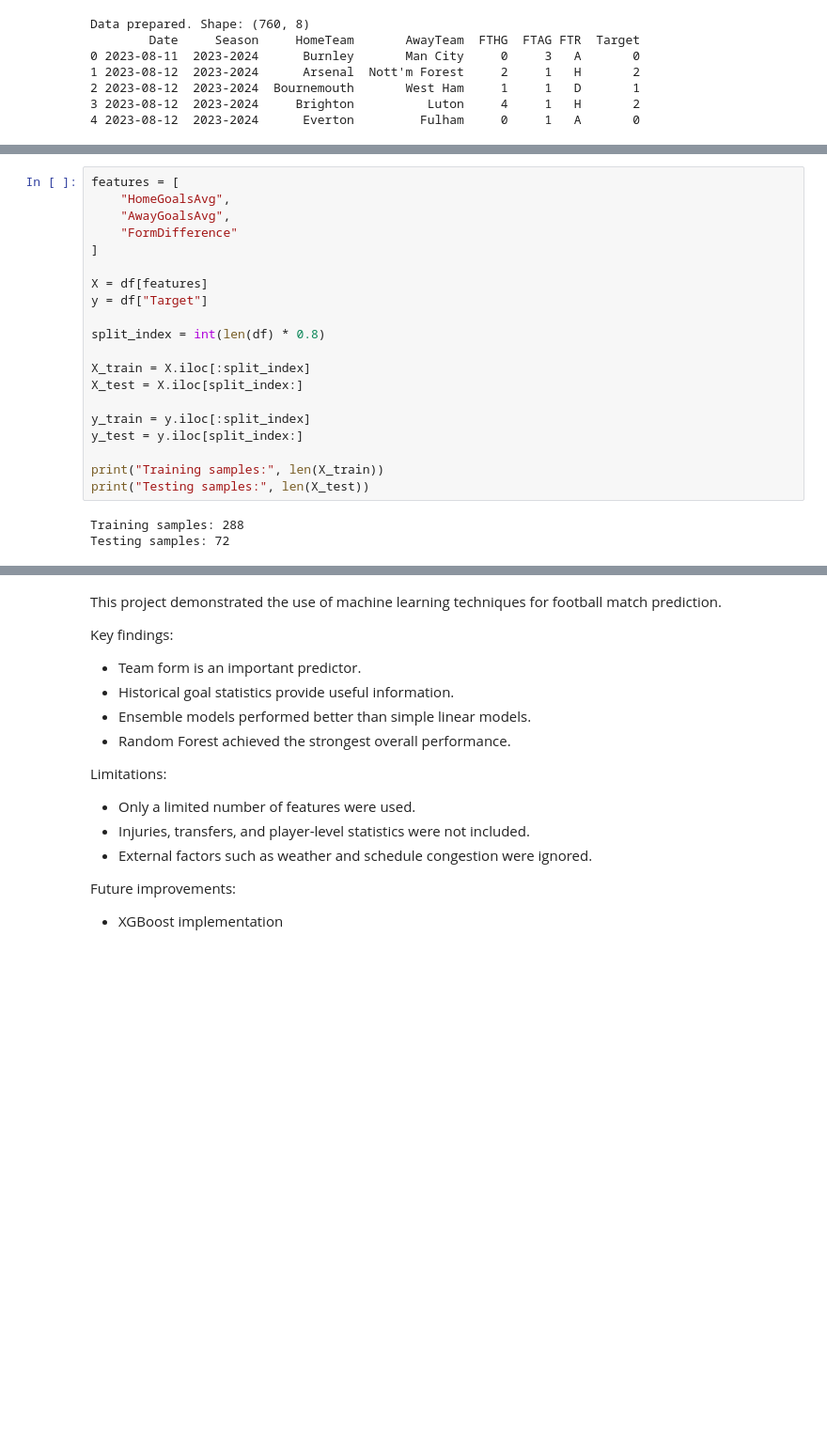
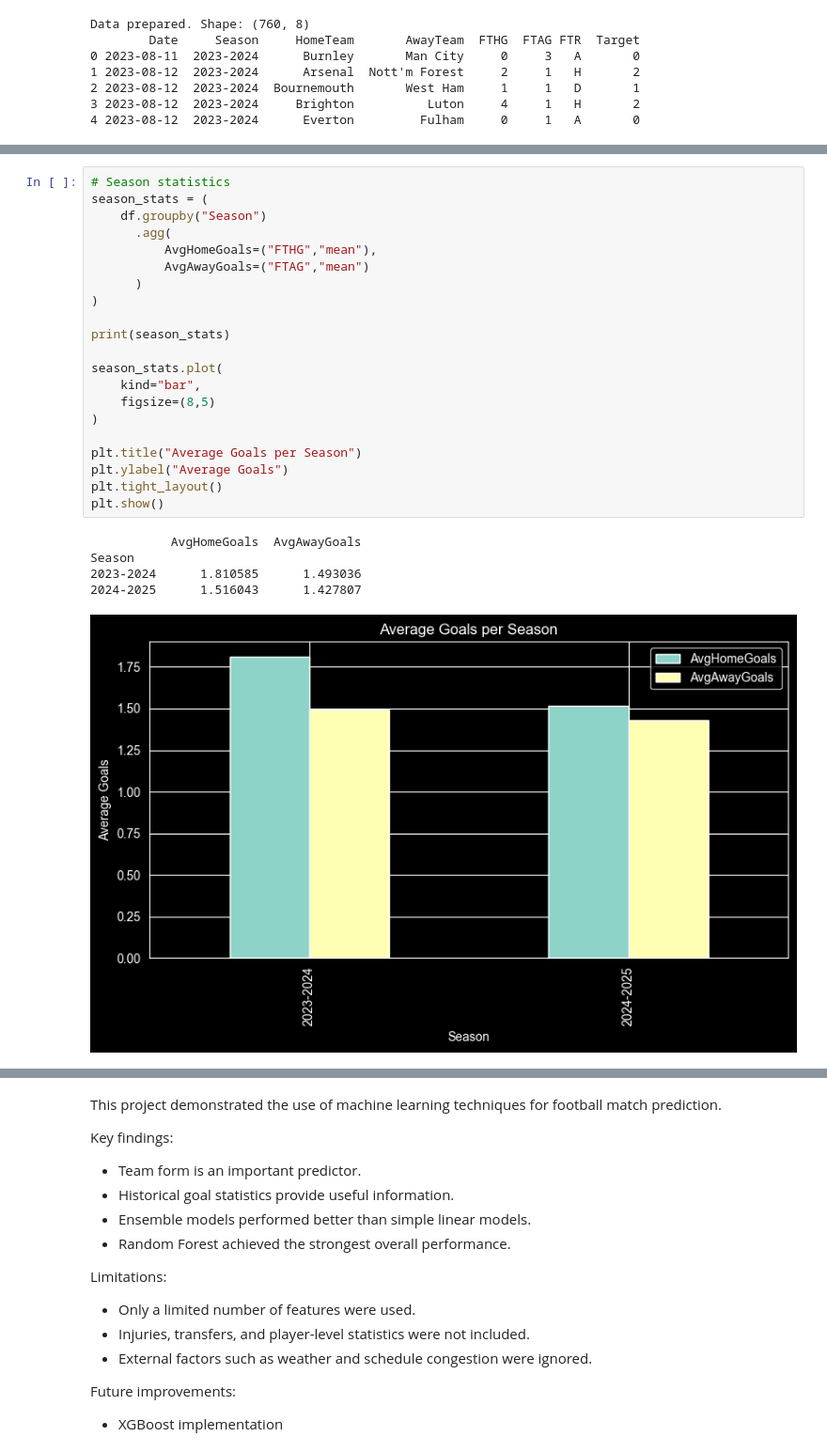
Before and after one commit to Emiliyan88/Football_match_analysis_and_result_prediction, a Jupyter notebook: football_match_and_result_prediction.ipynb, the cells around one changed output, grey strips where cells are left out. Shown at 94% size. Cells and saved outputs as stored; diff of their text form; blank space fills up the shorter version.

```diff
--- a/football_match_and_result_prediction.ipynb
+++ b/football_match_and_result_prediction.ipynb
@@ -338,23 +348,27 @@ plt.show()
 # %%
-features = [
-    "HomeGoalsAvg",
-    "AwayGoalsAvg",
-    "FormDifference"
-]
+# Season statistics
+season_stats = (
+    df.groupby("Season")
+      .agg(
+          AvgHomeGoals=("FTHG","mean"),
+          AvgAwayGoals=("FTAG","mean")
+      )
+)
 
-X = df[features]
-y = df["Target"]
+print(season_stats)
 
-split_index = int(len(df) * 0.8)
+season_stats.plot(
+    kind="bar",
+    figsize=(8,5)
+)
 
-X_train = X.iloc[:split_index]
-X_test = X.iloc[split_index:]
-
-y_train = y.iloc[:split_index]
-y_test = y.iloc[split_index:]
-
-print("Training samples:", len(X_train))
-print("Testing samples:", len(X_test))
+plt.title("Average Goals per Season")
+plt.ylabel("Average Goals")
+plt.tight_layout()
+plt.show()
 # %% [output]
-Training samples: 288
-Testing samples: 72
+           AvgHomeGoals  AvgAwayGoals
+Season
+2023-2024      1.810585      1.493036
+2024-2025      1.516043      1.427807
+[figure, added]
```
Also changed, not shown: parts of 12 cells of this notebook.
